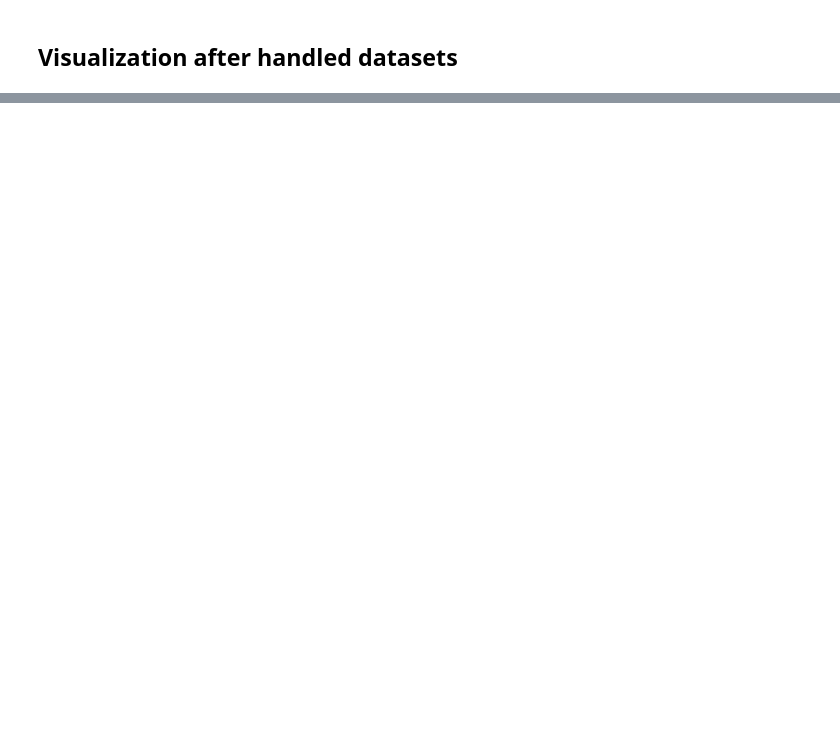
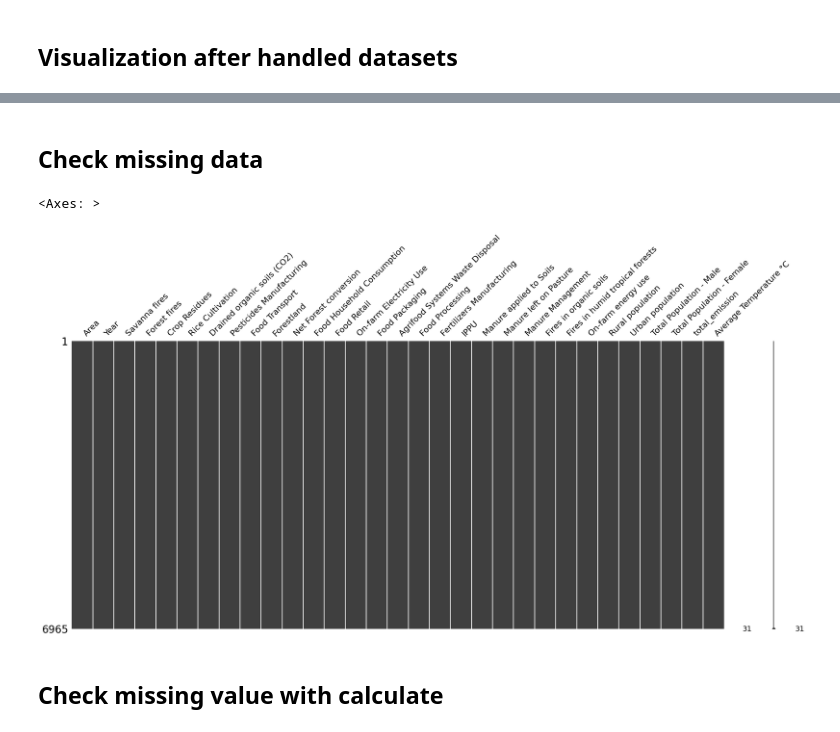
Before and after one commit to yashagozwan/data_mining, a Jupyter notebook: notebooks/submission_2.ipynb, the cells around one changed output, grey strips where cells are left out. Drawn from its saved outputs; the diff is of its cells as text; code cells hidden in the pictures; blank space fills up the shorter version.

```diff
--- a/notebooks/submission_2.ipynb
+++ b/notebooks/submission_2.ipynb
@@ -77,0 +104,13 @@ msno.bar(df_clean)
+# %%
+df_final = df.copy()
+
+df_final[features] = df_clean[features].values
+# %% [markdown]
+## Check missing data
+# %%
+msno.matrix(df_final)
+# %% [output]
+<Axes: >
+[figure, added]
+# %% [markdown]
+## Check missing value with calculate
```
Also changed, not shown: parts of 11 cells of this notebook, 1 other file.
